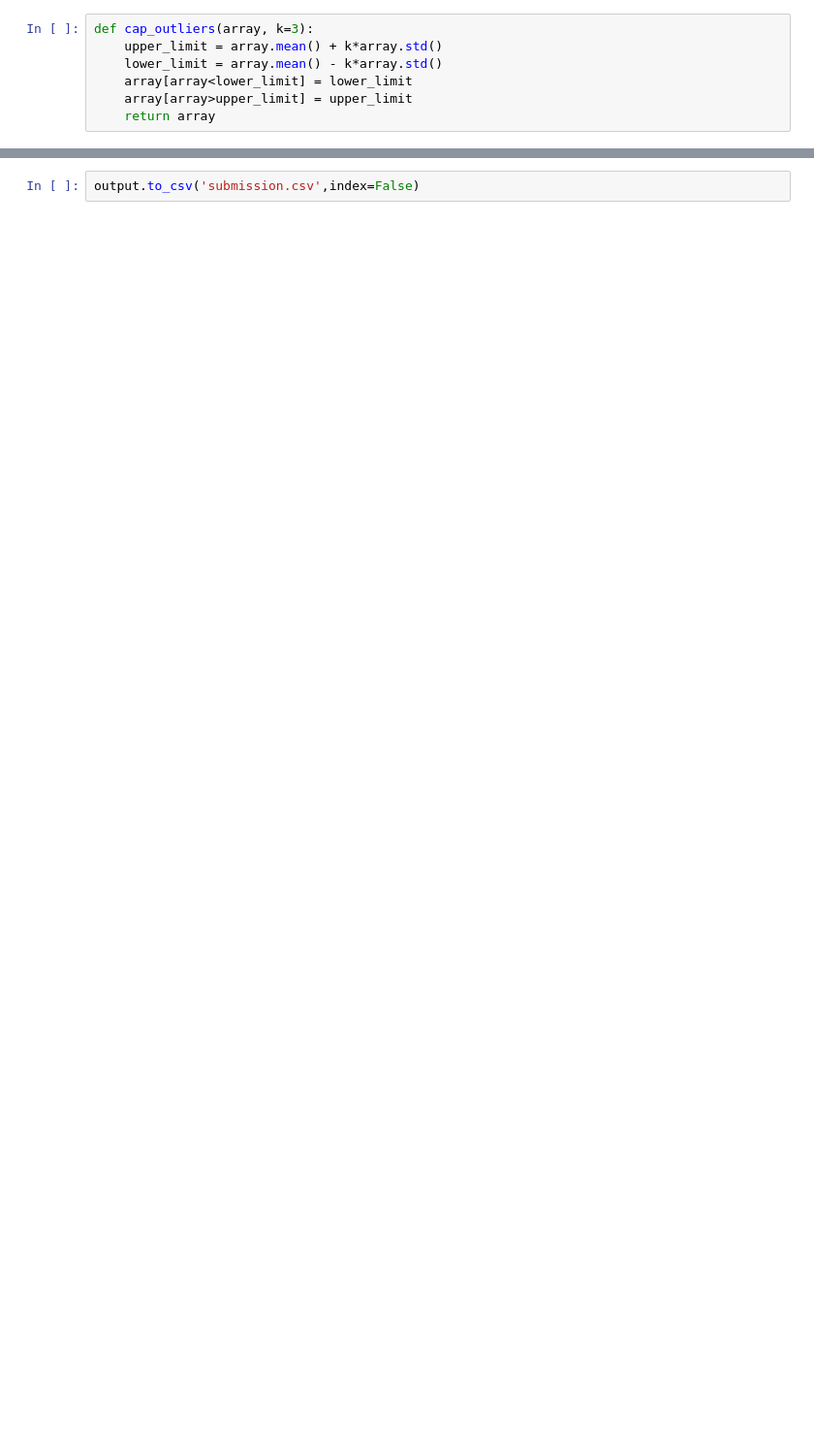
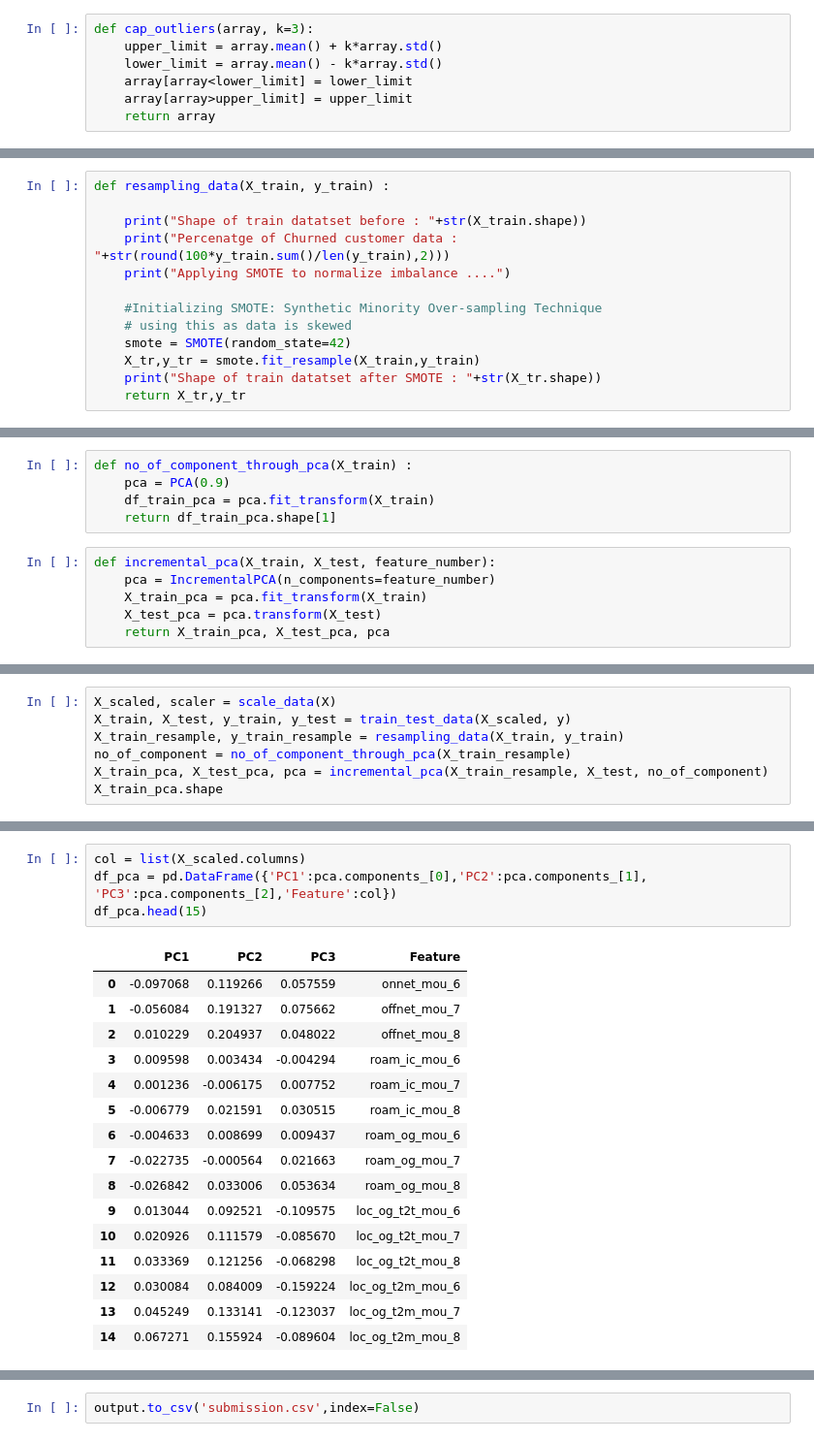
Before and after one commit to Anki0812/Telecom_Churn, a Jupyter notebook: ankita-mayur_V10.ipynb, the cells around one changed output, grey strips where cells are left out. Shown: that part at 97% size. Drawn from its saved outputs; the diff is of its cells as text; blank space fills up the shorter version.

```diff
--- a/ankita-mayur_V10.ipynb
+++ b/ankita-mayur_V10.ipynb
@@ -630,0 +688,13 @@ Finally, lets create a csv file out of this dataset, ensuring to set index=False
+# %%
+def resampling_data(X_train, y_train) :
+
+    print("Shape of train datatset before : "+str(X_train.shape))
+    print("Percenatge of Churned customer data : "+str(round(100*y_train.sum()/len(y_train),2)))
+    print("Applying SMOTE to normalize imbalance ....")
+
+    #Initializing SMOTE: Synthetic Minority Over-sampling Technique
+    # using this as data is skewed
+    smote = SMOTE(random_state=42)
+    X_tr,y_tr = smote.fit_resample(X_train,y_train)
+    print("Shape of train datatset after SMOTE : "+str(X_tr.shape))
+    return X_tr,y_tr
@@ -630,0 +703,11 @@ Finally, lets create a csv file out of this dataset, ensuring to set index=False
+# %%
+def no_of_component_through_pca(X_train) :
+    pca = PCA(0.9)
+    df_train_pca = pca.fit_transform(X_train)
+    return df_train_pca.shape[1]
+# %%
+def incremental_pca(X_train, X_test, feature_number):
+    pca = IncrementalPCA(n_components=feature_number)
+    X_train_pca = pca.fit_transform(X_train)
+    X_test_pca = pca.transform(X_test)
+    return X_train_pca, X_test_pca, pca
@@ -630,0 +716,7 @@ Finally, lets create a csv file out of this dataset, ensuring to set index=False
+# %%
+X_scaled, scaler = scale_data(X)
+X_train, X_test, y_train, y_test = train_test_data(X_scaled, y)
+X_train_resample, y_train_resample = resampling_data(X_train, y_train)
+no_of_component = no_of_component_through_pca(X_train_resample)
+X_train_pca, X_test_pca, pca = incremental_pca(X_train_resample, X_test, no_of_component)
+X_train_pca.shape
@@ -630,0 +907,21 @@ Finally, lets create a csv file out of this dataset, ensuring to set index=False
+# %%
+col = list(X_scaled.columns)
+df_pca = pd.DataFrame({'PC1':pca.components_[0],'PC2':pca.components_[1], 'PC3':pca.components_[2],'Feature':col})
+df_pca.head(15)
+# %% [output]
+|  | PC1 | PC2 | PC3 | Feature |
+| 0 | -0.097068 | 0.119266 | 0.057559 | onnet_mou_6 |
+| 1 | -0.056084 | 0.191327 | 0.075662 | offnet_mou_7 |
+| 2 | 0.010229 | 0.204937 | 0.048022 | offnet_mou_8 |
+| 3 | 0.009598 | 0.003434 | -0.004294 | roam_ic_mou_6 |
+| 4 | 0.001236 | -0.006175 | 0.007752 | roam_ic_mou_7 |
+| 5 | -0.006779 | 0.021591 | 0.030515 | roam_ic_mou_8 |
+| 6 | -0.004633 | 0.008699 | 0.009437 | roam_og_mou_6 |
+| 7 | -0.022735 | -0.000564 | 0.021663 | roam_og_mou_7 |
+| 8 | -0.026842 | 0.033006 | 0.053634 | roam_og_mou_8 |
+| 9 | 0.013044 | 0.092521 | -0.109575 | loc_og_t2t_mou_6 |
+| 10 | 0.020926 | 0.111579 | -0.085670 | loc_og_t2t_mou_7 |
+| 11 | 0.033369 | 0.121256 | -0.068298 | loc_og_t2t_mou_8 |
+| 12 | 0.030084 | 0.084009 | -0.159224 | loc_og_t2m_mou_6 |
+| 13 | 0.045249 | 0.133141 | -0.123037 | loc_og_t2m_mou_7 |
+| 14 | 0.067271 | 0.155924 | -0.089604 | loc_og_t2m_mou_8 |
```
Also changed, not shown: parts of 128 cells of this notebook.
